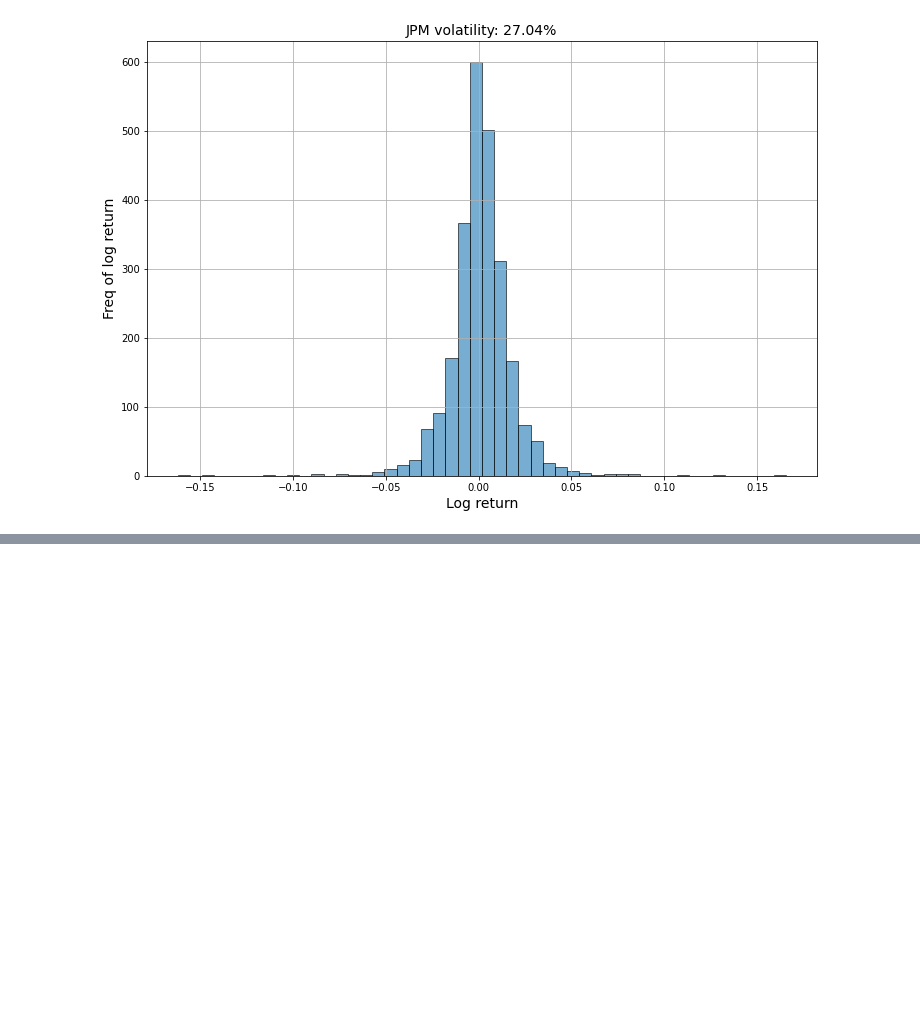
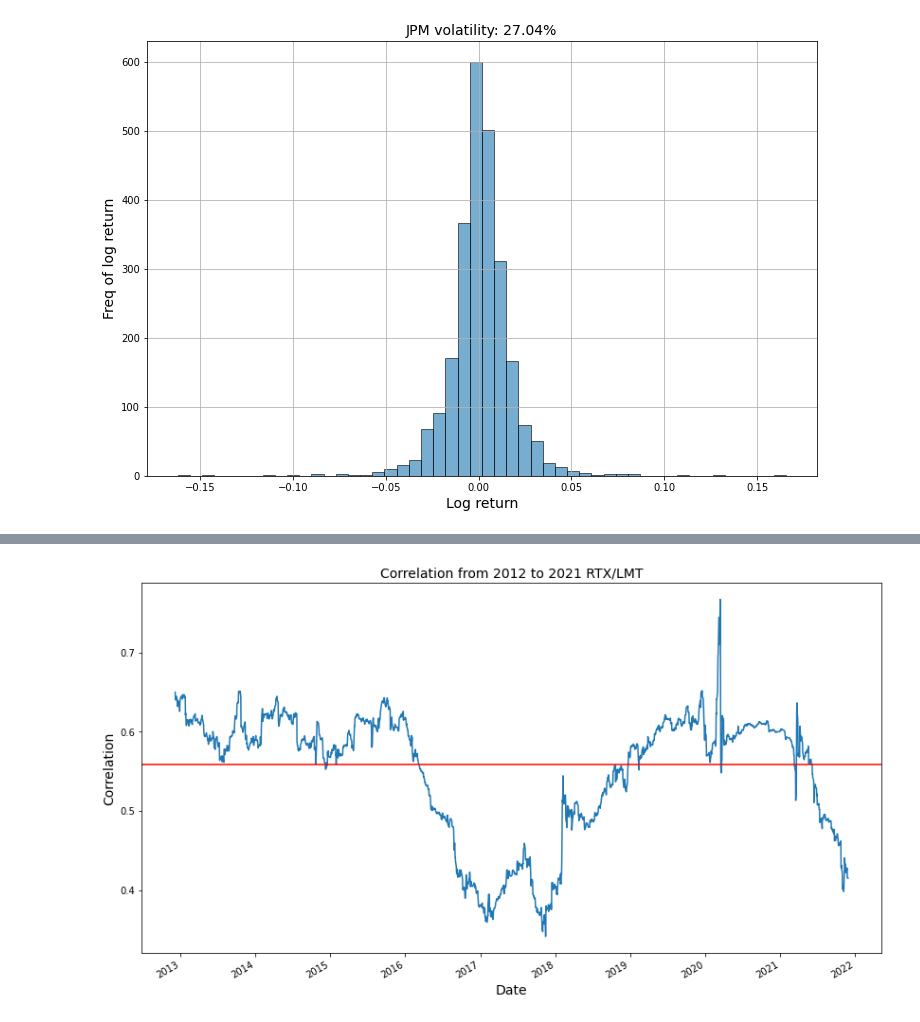
Before and after one commit to tommcamm/BISF-Project, a Jupyter notebook: python/Notebook del progetto.ipynb, the cells around one changed output, grey strips where cells are left out. Cells and saved outputs as stored; diff of their text form; code cells hidden in the pictures; blank space fills up the shorter version.

```diff
--- a/python/Notebook del progetto.ipynb
+++ b/python/Notebook del progetto.ipynb
@@ -1150,0 +1215,16 @@ returns.corr()
+# %%
+# Lavoriamo solo con i titoli militari
+data_df = mil_df
+data_df_monthly = data_df.groupby(pd.Grouper(freq='M')).mean() # Otteniamo i dati mensili
+
+data_df = data_df['Adj Close']
+returns = data_df.pct_change()
+returns = returns.dropna()
+
+data_df_monthly = data_df_monthly['Adj Close']
+returns_monthly = data_df_monthly.pct_change()
+returns_monthly = returns_monthly.dropna()
+
+print("Variazione mensile correlazione (ultimo anno) per i titoli militari")
+
+returns_monthly.loc['2020-01-01':'2021-01-01']
@@ -1150,0 +1247,11 @@ returns.corr()
+# %%
+# Plot della correlazione nel tempo
+cor = returns['RTX'].rolling(255).corr(returns['LMT']).plot(figsize=(14, 8))
+cor.axhline(returns.corr().iloc[0,1], c='r')
+plt.ylabel("Correlation", fontsize=14)
+plt.xlabel("Date", fontsize=14)
+plt.title("Correlation from 2012 to 2021 RTX/LMT", fontsize=14)
+
+plt.show()
+# %% [output]
+[figure, added]
```
Also changed, not shown: parts of 24 cells of this notebook, 3 other files.
